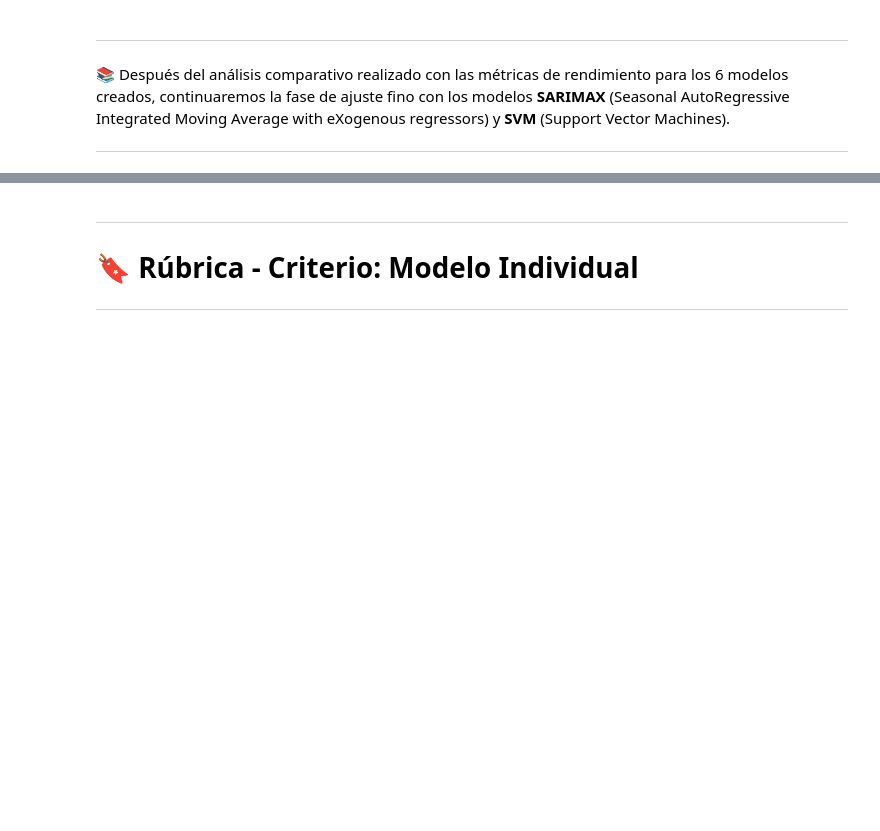
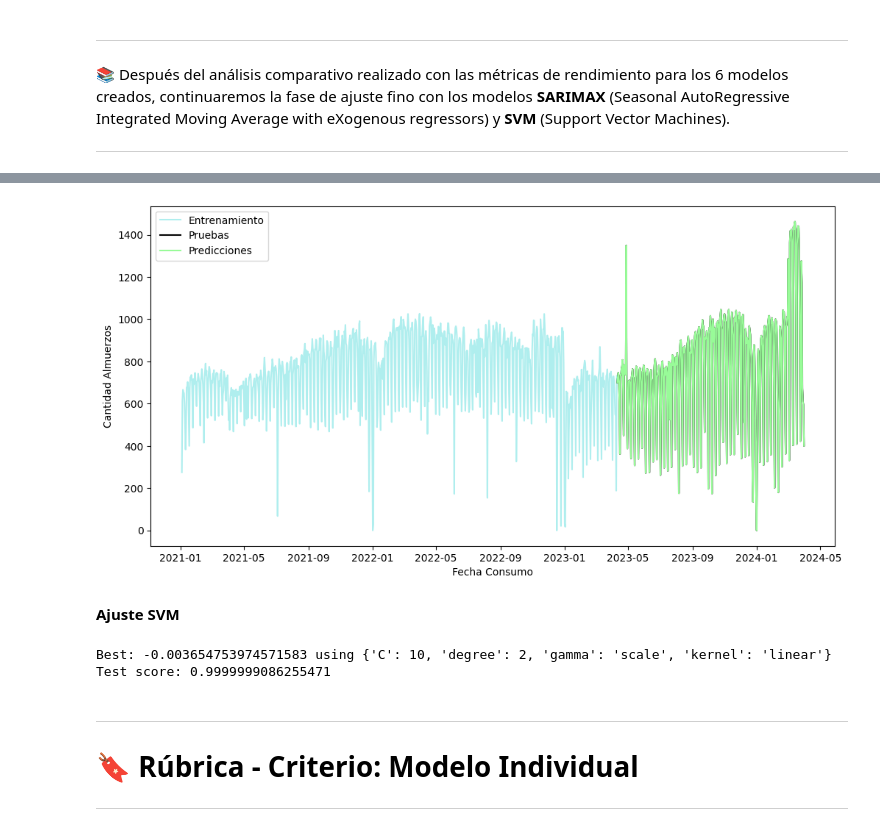
Before and after one commit to A01793509/Equipo_44, a Jupyter notebook: Avance4_44.ipynb, the cells around one changed output, grey strips where cells are left out. Drawn from its saved outputs; the diff is of its cells as text; code cells hidden in the pictures; blank space fills up the shorter version.

```diff
--- a/Avance4_44.ipynb
+++ b/Avance4_44.ipynb
@@ -1054,0 +1113,12 @@ Se <b>sugiere priorizar SARIMAX y optimizar los parámetros</b> y la posibilidad
+# %%
+# Entrenar el modelo final con los mejores parámetros
+
+p, d, q = 0, 1, 0 # Parámetros ARIMA
+P, D, Q, s = 1, 0, 0, 12 # Parámetros estacionales (ejemplo con estacionalidad anual)
+
+# Ajustar el modelo
+model = sm.tsa.SARIMAX(train_endog, exog=train_exog, order=(p, d, q), seasonal_order=(P, D, Q, s))
+results = model.fit()
+
+# Resumen del modelo
+print(results.summary())
@@ -1054,0 +1143,12 @@ Se <b>sugiere priorizar SARIMAX y optimizar los parámetros</b> y la posibilidad
+# %%
+start_date = test_endog.index[0]  # La primera fecha del conjunto de prueba
+end_date =  test_endog.index[-1]
+# %%
+ # Predicciones
+pred = results.get_prediction(start=start_date, end=end_date, exog=test_exog)
+#pred = results.get_prediction(start=start_index, end=end_index, exog=test_exog)
+#pred = results.get_prediction(start='2023-08-07', end='2024-03-31', exog=test_exog)
+pred_mean = pred.predicted_mean
+
+  # Intervalos de confianza
+pred_ci = pred.conf_int()
@@ -1054,0 +1179,15 @@ Se <b>sugiere priorizar SARIMAX y optimizar los parámetros</b> y la posibilidad
+# %%
+#Graficamos las predicciones para realizar un análisis visual
+plt.figure(figsize=(12, 6))
+plt.plot(train_endog, label='Entrenamiento', color='paleturquoise')
+plt.plot(test_endog, label='Pruebas', color='black')
+plt.plot(pred_mean, label='Predicciones', color='palegreen')
+plt.fill_between(pred_ci.index, pred_ci.iloc[:, 0], pred_ci.iloc[:, 1], color='k', alpha=0.2)
+plt.xlabel('Fecha Consumo')
+plt.ylabel('Cantidad Almuerzos')
+plt.legend()
+plt.show()
+# %% [output]
+[figure, added]
+# %% [markdown]
+**Ajuste SVM**
@@ -1055,3 +1222,16 @@ Se <b>sugiere priorizar SARIMAX y optimizar los parámetros</b> y la posibilidad
+# %%
+grid_result = grid.fit(X_train, y_train)
+
+# Resumir los resultados
+print(f"Best: {grid_result.best_score_} using {grid_result.best_params_}")
+
+# Evaluar el modelo en el conjunto de prueba
+best_model = grid_result.best_estimator_
+score = best_model.score(X_test, y_test)
+print(f"Test score: {score}")
+# %% [output]
+Best: -0.003654753974571583 using {'C': 10, 'degree': 2, 'gamma': 'scale', 'kernel': 'linear'}
+Test score: 0.9999999086255471
 # %% [markdown]
 
 ---
```
Also changed, not shown: parts of 24 cells of this notebook.
